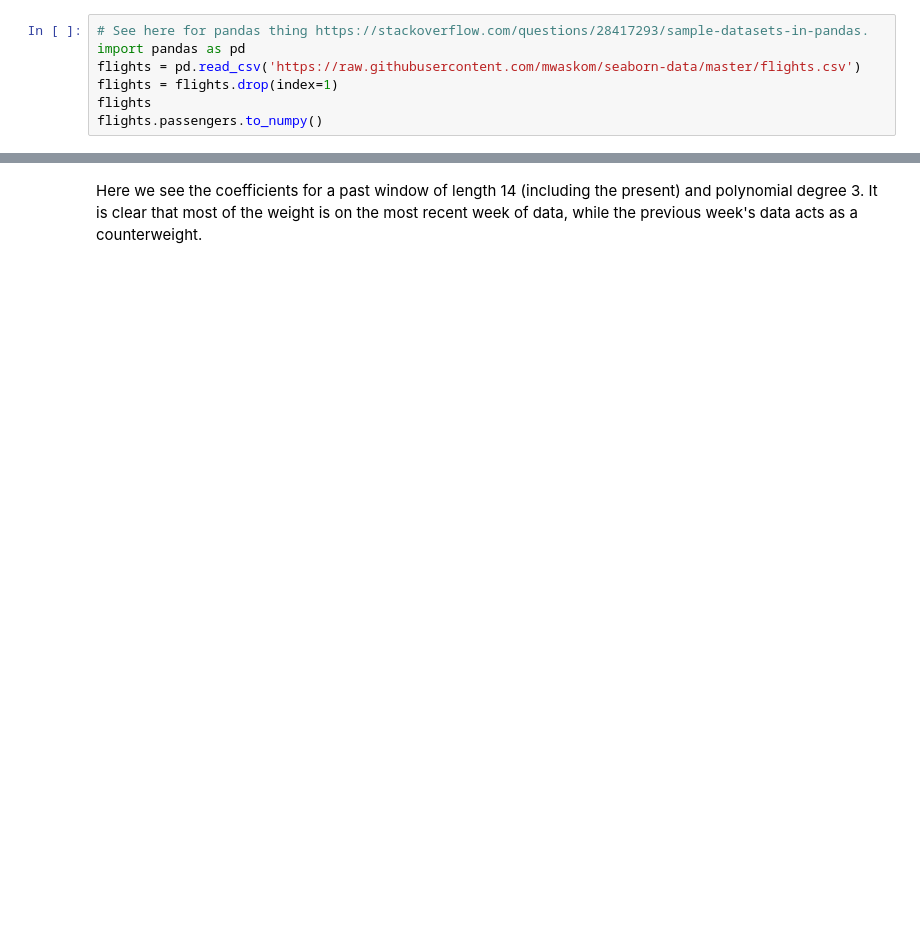
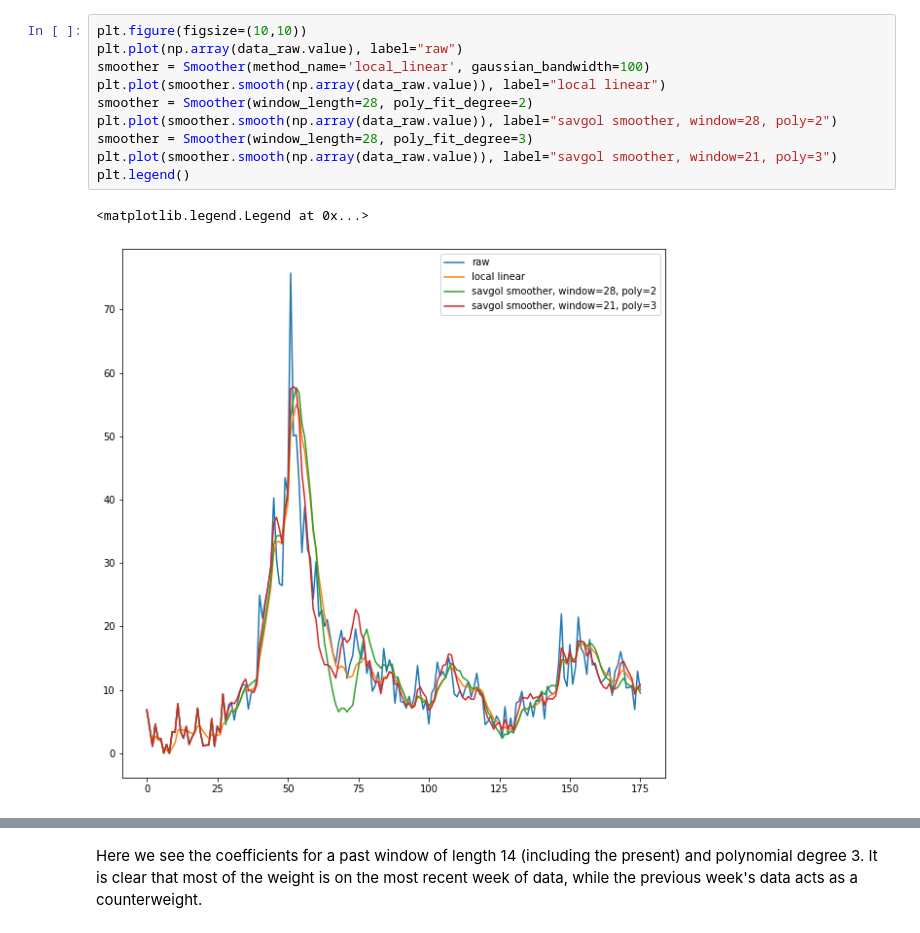
Before and after one commit to sgsmob/covidcast-indicators, a Jupyter notebook: _delphi_utils_python/delphi_utils/smoothing_docs/COVIDcast Smoothing.ipynb, the cells around one changed output, grey strips where cells are left out. Drawn from its saved outputs; the diff is of its cells as text; blank space fills up the shorter version.

```diff
--- a/_delphi_utils_python/delphi_utils/smoothing_docs/COVIDcast Smoothing.ipynb
+++ b/_delphi_utils_python/delphi_utils/smoothing_docs/COVIDcast Smoothing.ipynb
@@ -35,7 +46,13 @@ plt.legend()
-# %%
-# See here for pandas thing https://stackoverflow.com/questions/28417293/sample-datasets-in-pandas.
-import pandas as pd
-flights = pd.read_csv('https://raw.githubusercontent.com/mwaskom/seaborn-data/master/flights.csv')
-flights = flights.drop(index=1)
-flights
-flights.passengers.to_numpy()
+# %%
+plt.figure(figsize=(10,10))
+plt.plot(np.array(data_raw.value), label="raw")
+smoother = Smoother(method_name='local_linear', gaussian_bandwidth=100)
+plt.plot(smoother.smooth(np.array(data_raw.value)), label="local linear")
+smoother = Smoother(window_length=28, poly_fit_degree=2)
+plt.plot(smoother.smooth(np.array(data_raw.value)), label="savgol smoother, window=28, poly=2")
+smoother = Smoother(window_length=28, poly_fit_degree=3)
+plt.plot(smoother.smooth(np.array(data_raw.value)), label="savgol smoother, window=21, poly=3")
+plt.legend()
+# %% [output]
+<matplotlib.legend.Legend at 0x...>
+[figure, added]
```
Also changed, not shown: parts of 16 cells of this notebook.
